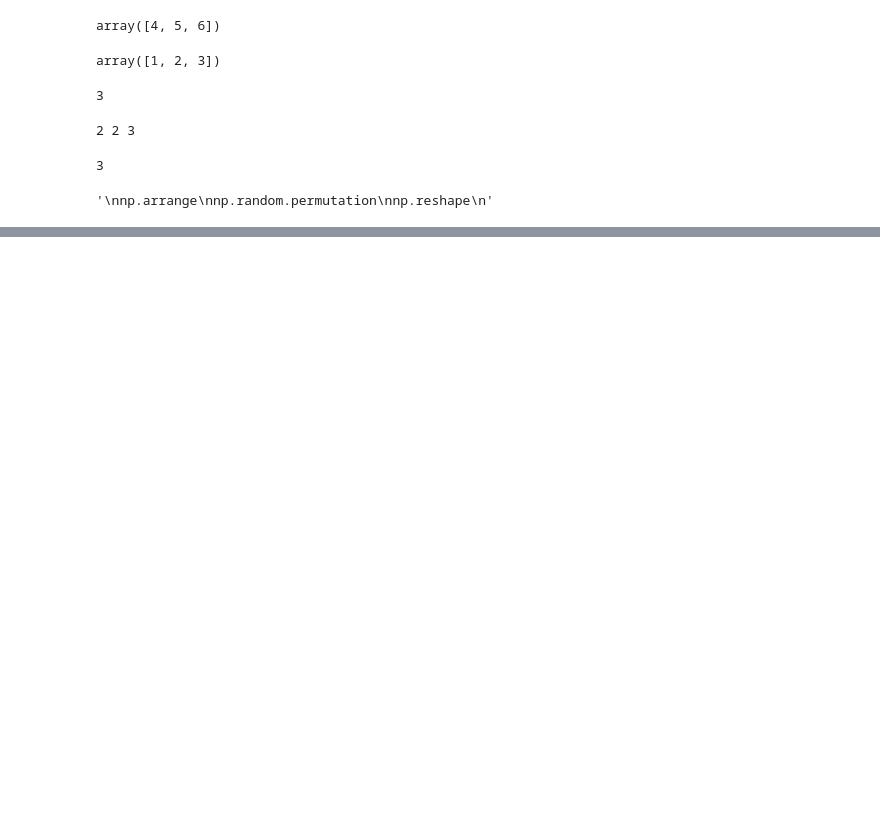
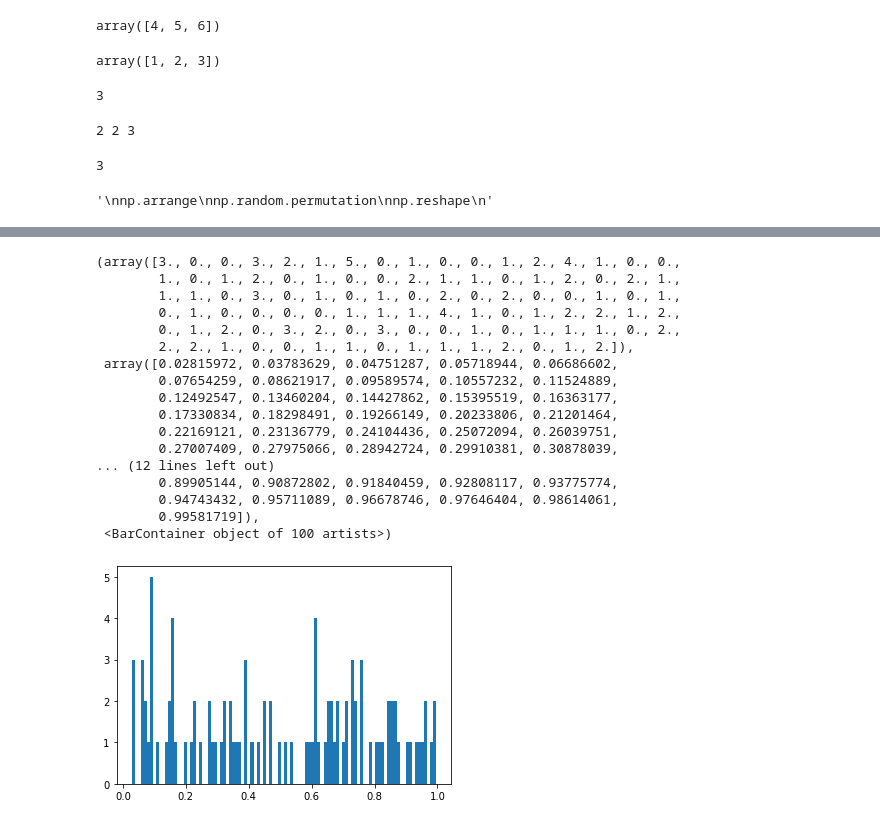
Before and after one commit to Neplasma/Python-Tutorials-Practice, a Jupyter notebook: PythonForDataScienceZeroToHero.ipynb, the cells around one changed output, grey strips where cells are left out. Saved outputs shown, nothing was run; the diff lists cells and outputs as text; code cells hidden in the pictures; blank space fills up the shorter version.

```diff
--- a/PythonForDataScienceZeroToHero.ipynb
+++ b/PythonForDataScienceZeroToHero.ipynb
@@ -754,0 +755,2 @@ np.random.randint(0,10)
+# %%
+A = np.random.rand(100) # generate 100 random number
@@ -754,0 +781,21 @@ np.random.randint(0,10)
+# %%
+plt.hist(A,bins=100)
+# %% [output]
+(array([3., 0., 0., 3., 2., 1., 5., 0., 1., 0., 0., 1., 2., 4., 1., 0., 0.,
+        1., 0., 1., 2., 0., 1., 0., 0., 2., 1., 1., 0., 1., 2., 0., 2., 1.,
+        1., 1., 0., 3., 0., 1., 0., 1., 0., 2., 0., 2., 0., 0., 1., 0., 1.,
+        0., 1., 0., 0., 0., 0., 1., 1., 1., 4., 1., 0., 1., 2., 2., 1., 2.,
+        0., 1., 2., 0., 3., 2., 0., 3., 0., 0., 1., 0., 1., 1., 1., 0., 2.,
+        2., 2., 1., 0., 0., 1., 1., 0., 1., 1., 1., 2., 0., 1., 2.]),
+ array([0.02815972, 0.03783629, 0.04751287, 0.05718944, 0.06686602,
+        0.07654259, 0.08621917, 0.09589574, 0.10557232, 0.11524889,
+        0.12492547, 0.13460204, 0.14427862, 0.15395519, 0.16363177,
+        0.17330834, 0.18298491, 0.19266149, 0.20233806, 0.21201464,
+        0.22169121, 0.23136779, 0.24104436, 0.25072094, 0.26039751,
+        0.27007409, 0.27975066, 0.28942724, 0.29910381, 0.30878039,
+... (12 lines left out)
+        0.89905144, 0.90872802, 0.91840459, 0.92808117, 0.93775774,
+        0.94743432, 0.95711089, 0.96678746, 0.97646404, 0.98614061,
+        0.99581719]),
+ <BarContainer object of 100 artists>)
+[figure, added]
```
Also changed, not shown: parts of 179 cells of this notebook, 1 other file.
